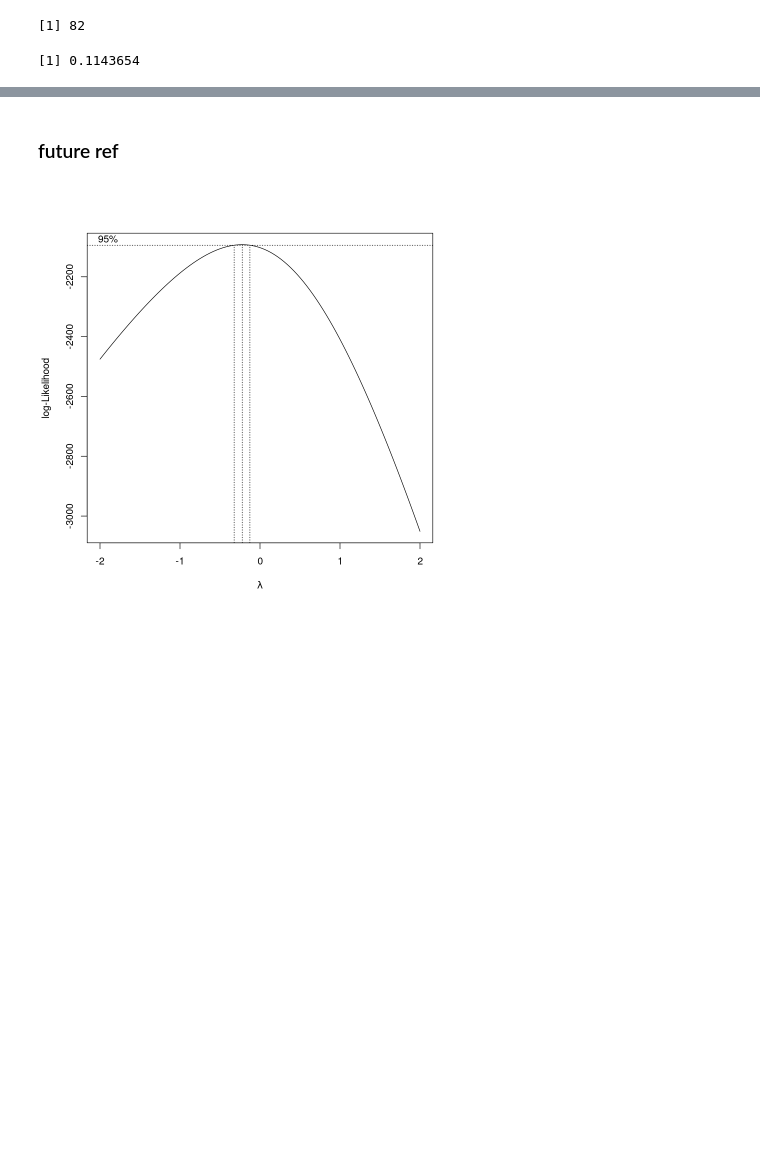
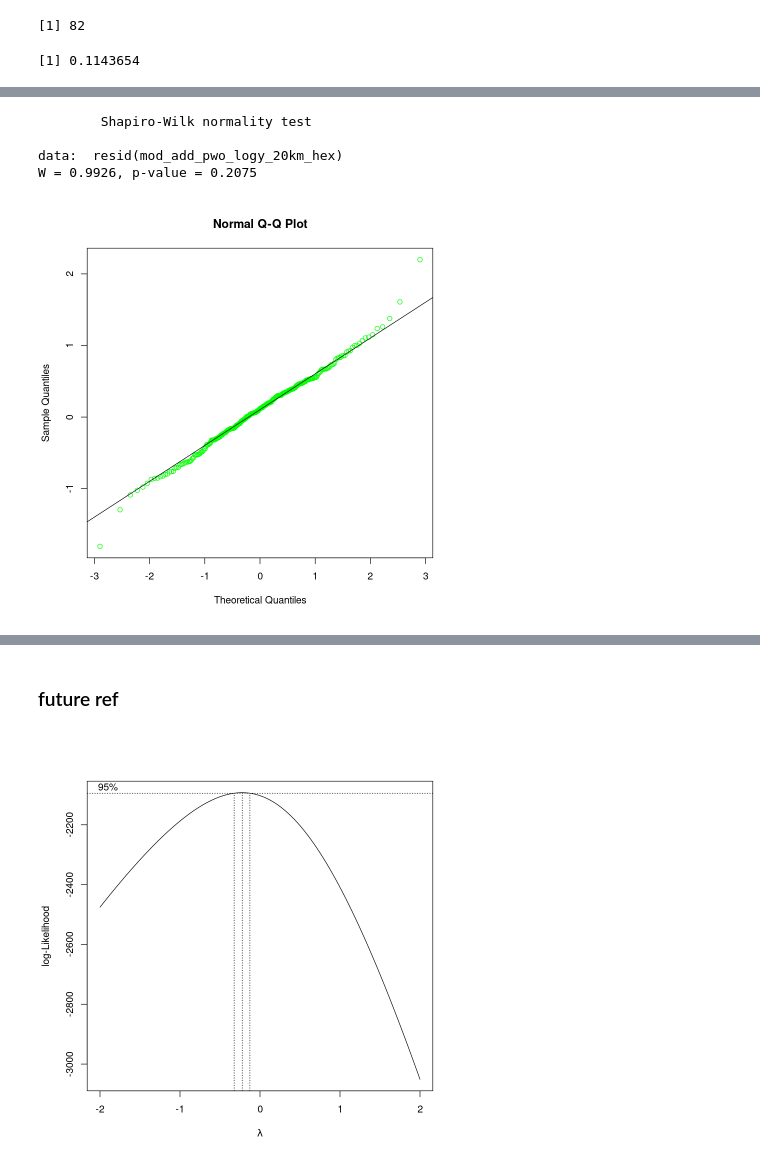
Before and after one commit to jbowen102/STAT_420_Final_Project, a Jupyter notebook: ebird_modeling.ipynb, the cells around one changed output, grey strips where cells are left out. Drawn from its saved outputs; the diff is of its cells as text; code cells hidden in the pictures; blank space fills up the shorter version.

Commit message:
Try more transformations trying to get residual-variance pattern to conform to LINE assumptions.

```diff
--- a/ebird_modeling.ipynb
+++ b/ebird_modeling.ipynb
@@ -1054,0 +1078,6 @@ nrow(ebird_features_df_pwo[cooks.distance(mod_add_pwo_logy) > 4/n,]) / n
+# %%
+mod_add_pwo_logy_20km_hex = lm(log(det_freq + 0.1) ~ (mean_num_observers + mean_start_time_hr + med_duration + mean_dist_km +
+                        dist_to_coast_mi + elevation_ft + dominant_eco_group +
+                        tmean_2024_C + ppt_2024_mm),
+                data = ebird_features_df_pwo_20km_hexes, weight = n_checklists)
+summary(mod_add_pwo_logy_20km_hex)
@@ -1054,0 +1102,10 @@ nrow(ebird_features_df_pwo[cooks.distance(mod_add_pwo_logy) > 4/n,]) / n
+# %%
+qqnorm(resid(mod_add_pwo_logy_20km_hex), col = "green")
+qqline(resid(mod_add_pwo_logy_20km_hex))
+shapiro.test(resid(mod_add_pwo_logy_20km_hex))
+# %% [output]
+        Shapiro-Wilk normality test
+
+data:  resid(mod_add_pwo_logy_20km_hex)
+W = 0.9926, p-value = 0.2075
+[figure, added]
```
Also changed, not shown: parts of 30 cells of this notebook.
